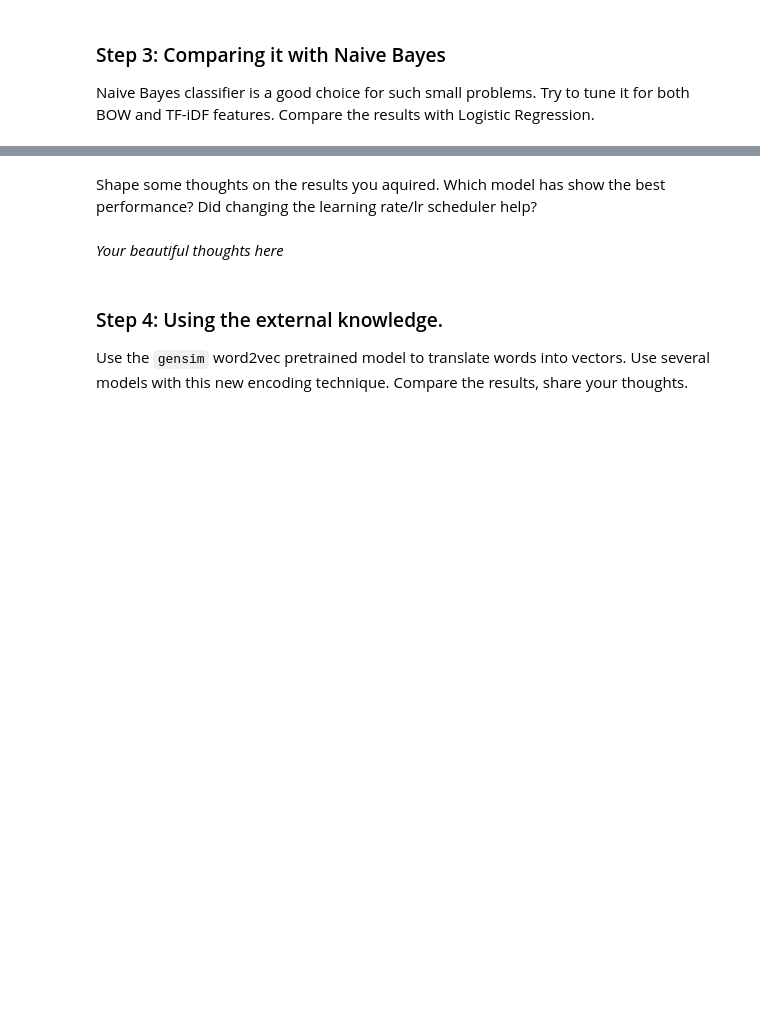
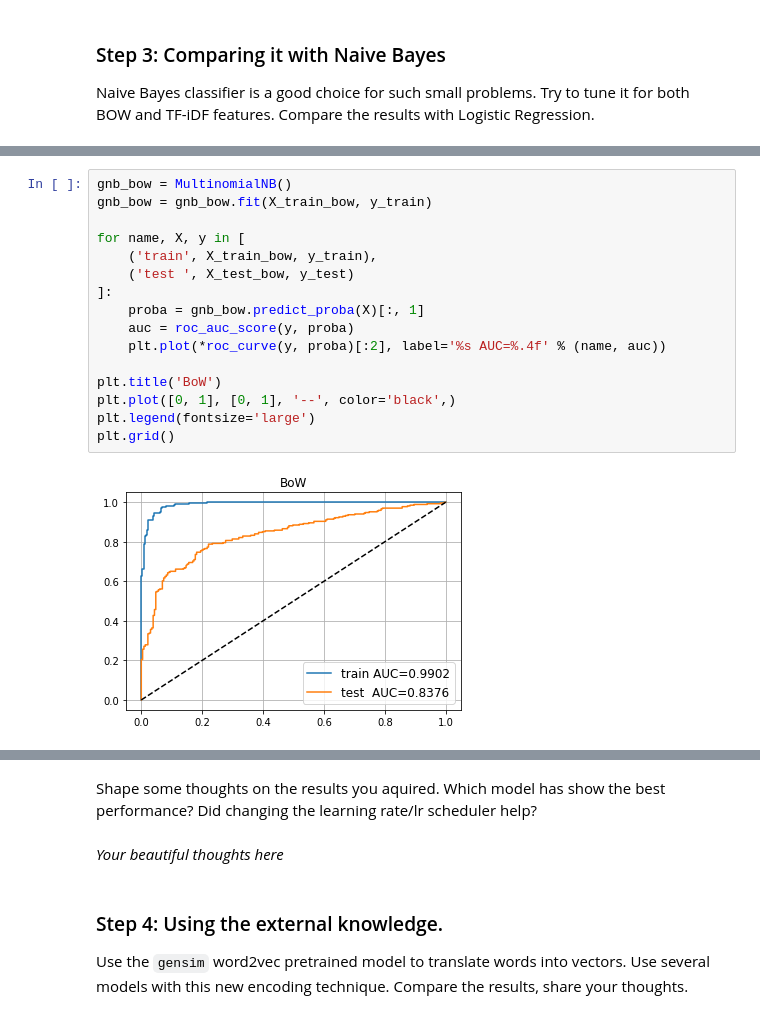
Before and after one commit to yumpkin/ml-tasks, a Jupyter notebook: assignment_04/assignment1_01_Word_Vectors.ipynb, the cells around one changed output, grey strips where cells are left out. Drawn from its saved outputs; the diff is of its cells as text; blank space fills up the shorter version.

```diff
--- a/assignment_04/assignment1_01_Word_Vectors.ipynb
+++ b/assignment_04/assignment1_01_Word_Vectors.ipynb
@@ -321,0 +397,18 @@ Naive Bayes classifier is a good choice for such small problems. Try to tune it
+# %%
+gnb_bow = MultinomialNB()
+gnb_bow = gnb_bow.fit(X_train_bow, y_train)
+
+for name, X, y in [
+    ('train', X_train_bow, y_train),
+    ('test ', X_test_bow, y_test)
+]:
+    proba = gnb_bow.predict_proba(X)[:, 1]
+    auc = roc_auc_score(y, proba)
+    plt.plot(*roc_curve(y, proba)[:2], label='%s AUC=%.4f' % (name, auc))
+
+plt.title('BoW')
+plt.plot([0, 1], [0, 1], '--', color='black',)
+plt.legend(fontsize='large')
+plt.grid()
+# %% [output]
+[figure, added]
```
Also changed, not shown: parts of 24 cells of this notebook.
